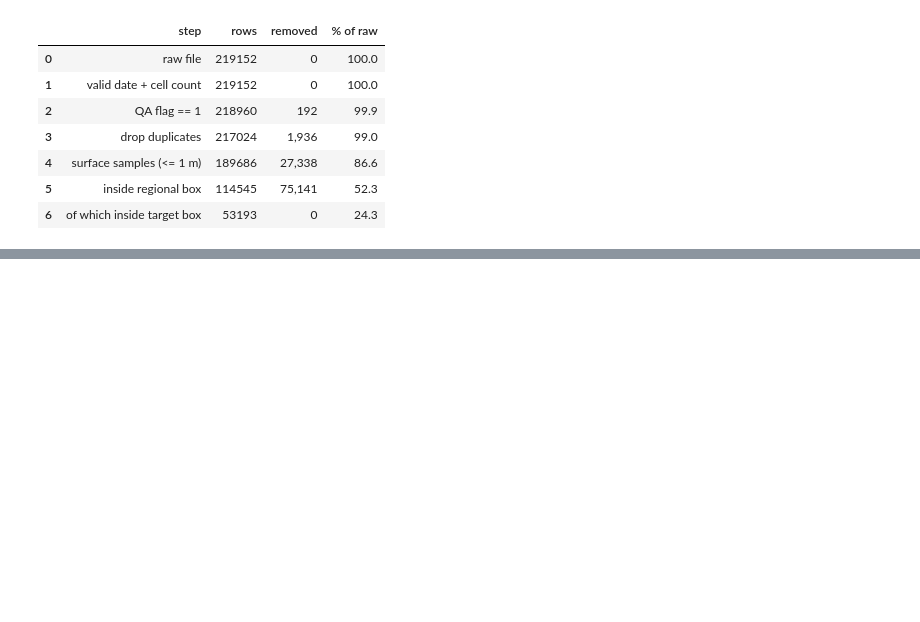
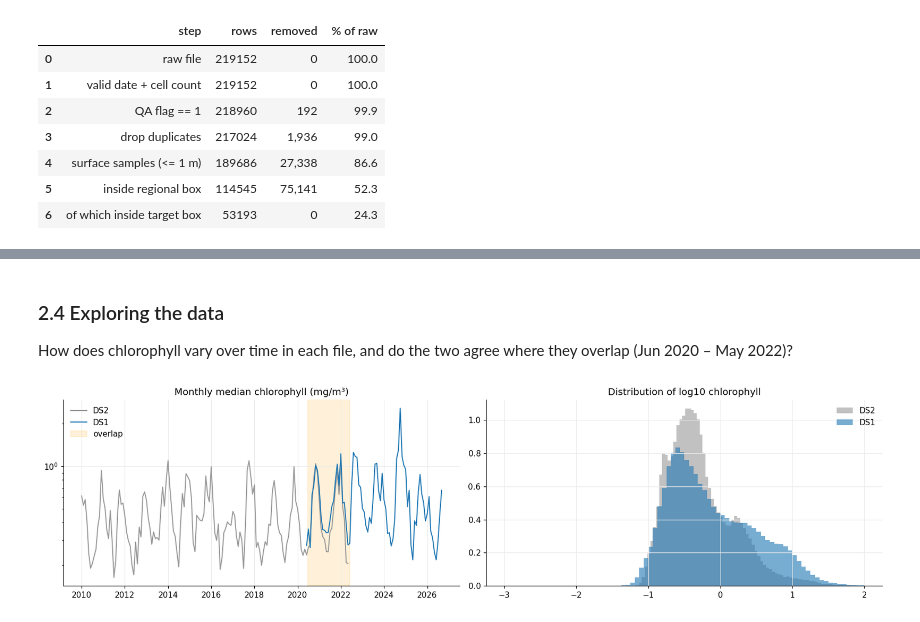
Before and after one commit to Break-Through-Tech/Biointerphase-1A-forecasting-harmful-algal-bloom-risk, a Jupyter notebook: models/notebooks/00_master_eda_and_merge.ipynb, the cells around one changed output, grey strips where cells are left out. Cells and saved outputs as stored; diff of their text form; code cells hidden in the pictures; blank space fills up the shorter version.

```diff
--- a/models/notebooks/00_master_eda_and_merge.ipynb
+++ b/models/notebooks/00_master_eda_and_merge.ipynb
@@ -629,0 +744,19 @@ del habsos_raw, sub, fl, h1, h2, h3, h4, dups
+# %% [markdown]
+### 2.4 Exploring the data
+How does chlorophyll vary over time in each file, and do the two agree where they overlap (Jun 2020 – May 2022)?
+# %%
+OVERLAP_START, OVERLAP_END = pd.Timestamp("2020-06-15"), pd.Timestamp("2022-05-31")
+fig, axes = plt.subplots(1, 2, figsize=(15, 4))
+for key, col in [("DS2", "0.6"), ("DS1", "tab:blue")]:
+    d = chl_raw[key]
+    m = d.groupby(d["date"].dt.to_period("M"))["chlor_a"].median()
+    axes[0].plot(m.index.to_timestamp(), m.values, color=col, label=key, lw=1.3)
+axes[0].axvspan(OVERLAP_START, OVERLAP_END, color="orange", alpha=0.15, label="overlap")
+axes[0].set_yscale("log"); axes[0].set_title("Monthly median chlorophyll (mg/m³)"); axes[0].legend(frameon=False)
+for key, col in [("DS2", "0.6"), ("DS1", "tab:blue")]:
+    v = chl_raw[key]["chlor_a"].dropna()
+    axes[1].hist(np.log10(v[v > 0]), bins=80, alpha=0.6, density=True, color=col, label=key)
+axes[1].set_title("Distribution of log10 chlorophyll"); axes[1].legend(frameon=False)
+plt.tight_layout(); plt.show()
+# %% [output]
+[figure, added]
```
Also changed, not shown: parts of 39 cells of this notebook, 6 other files.
